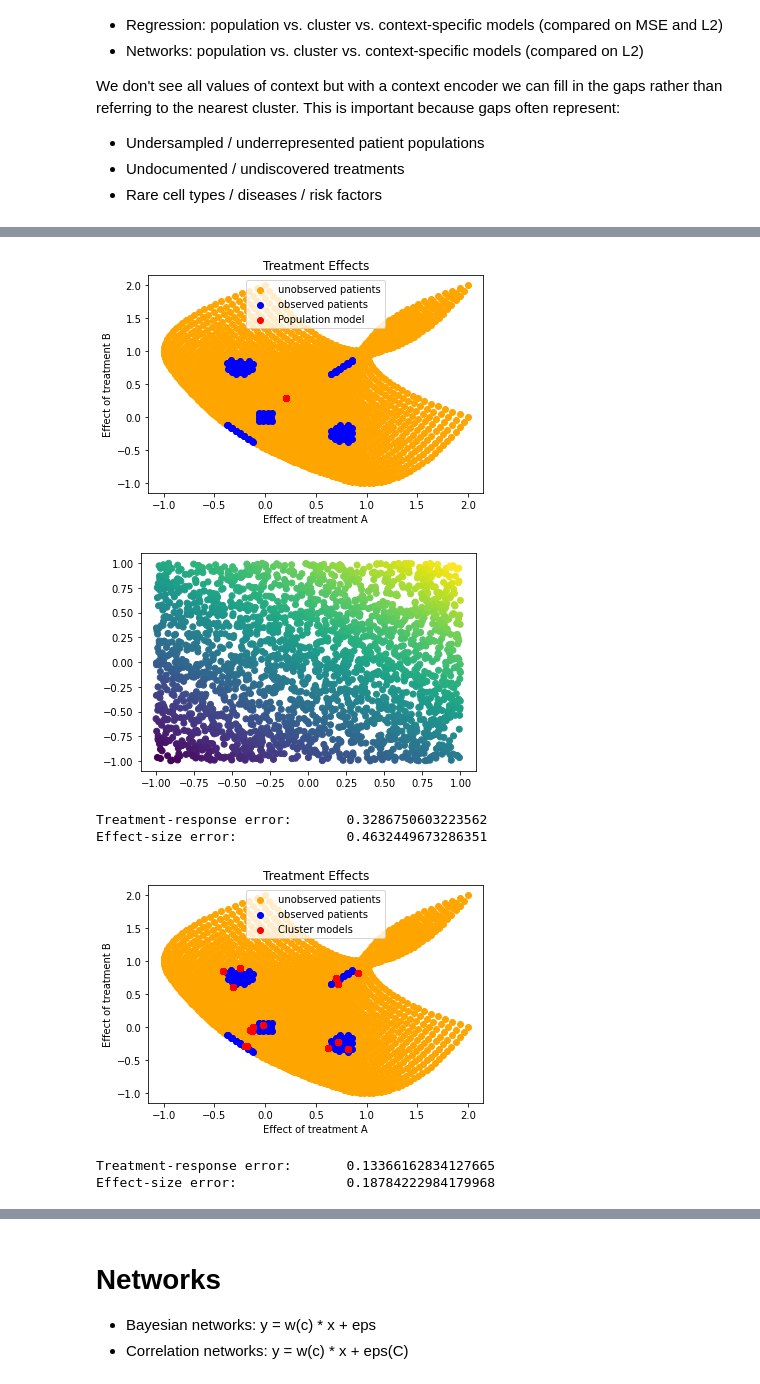
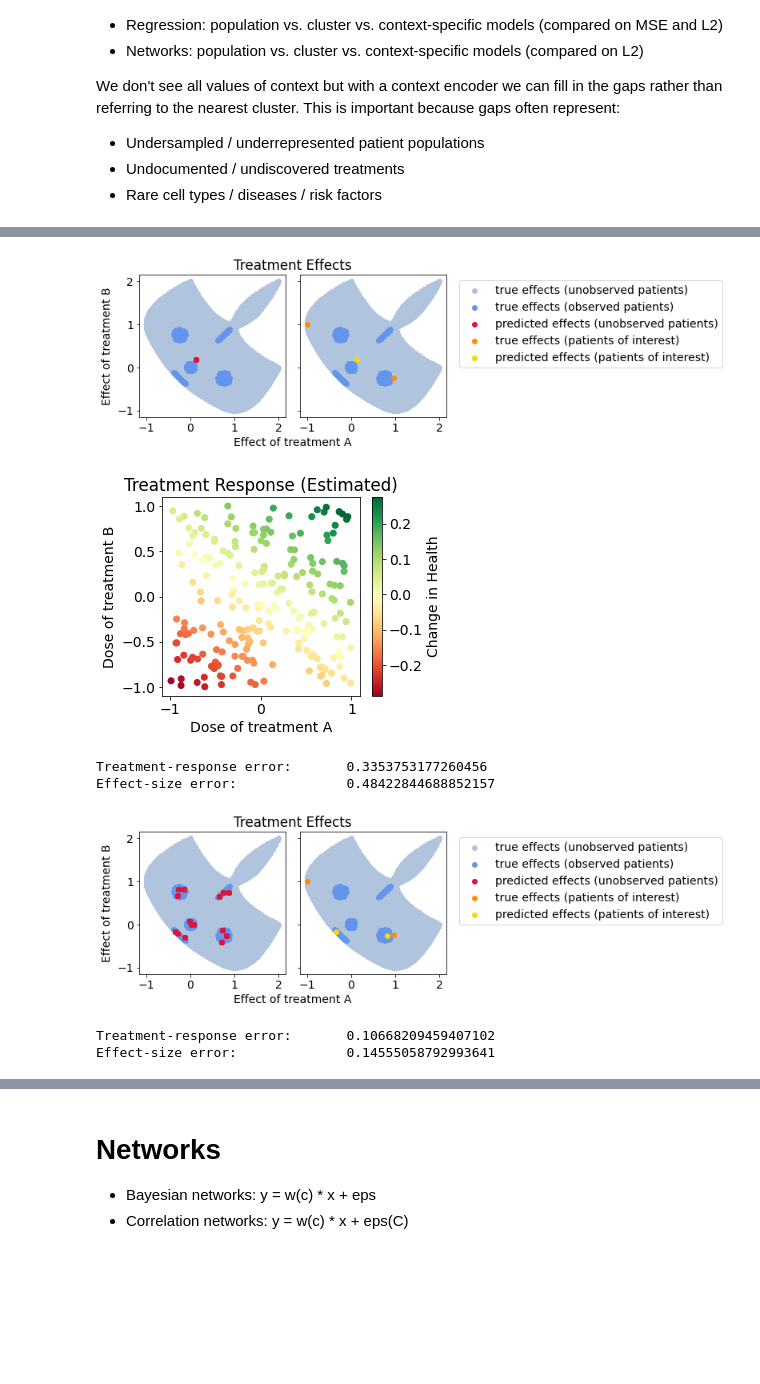
Before and after one commit to cnellington/Contextualized, a Jupyter notebook: experiments/simulation/cluster_demo.ipynb, the cells around one changed output, grey strips where cells are left out. Saved outputs shown, nothing was run; the diff lists cells and outputs as text; code cells hidden in the pictures; blank space fills up the shorter version.

Commit message:
polishing cluster demo

```diff
--- a/experiments/simulation/cluster_demo.ipynb
+++ b/experiments/simulation/cluster_demo.ipynb
@@ -106,3 +187,25 @@ plt.show()
+# %%
+# Pre-define our result plots
+def plot_all(w_hat, patient_w_hat, model_name):
+    fig, axs = plt.subplots(1, 2, sharex=True, sharey=True, figsize=(12, 4))
+    axs[0].scatter(W_test[:,0], W_test[:,1], c='lightsteelblue')
+    axs[0].scatter(W_train[:,0], W_train[:,1], c='cornflowerblue')
+    axs[0].scatter(w_hat[:,0], w_hat[:,1], c='crimson', label='predicted effects (all unobserved)')
+
+    axs[1].scatter(W_test[:,0], W_test[:,1], c='lightsteelblue', label='true effects (unobserved patients)')
+    axs[1].scatter(W_train[:,0], W_train[:,1], c='cornflowerblue', label='true effects (observed patients)')
+    axs[1].scatter([], [], c='crimson', label='predicted effects (unobserved patients)')  # dummy plot for legend
+    axs[1].scatter(W_patients[:,0], W_patients[:,1], c='darkorange', label='true effects (patients of interest)')
+    axs[1].scatter(patient_w_hat[:,0], patient_w_hat[:,1], c='gold', label='predicted effects (patients of interest)')
+    plt.legend(bbox_to_anchor=(1.05, 1.0), loc='upper left')
+    fig.add_subplot(111, frameon=False)  # subplot axis hack
+    plt.tick_params(labelcolor='none', which='both', top=False, bottom=False, left=False, right=False)
+    plt.xlabel('Effect of treatment A')
+    plt.ylabel('Effect of treatment B')
+    plt.title('Treatment Effects')
+    plt.tight_layout()
+    plt.savefig(f'figures/{model_name}_effects.png', dpi=300)
+    plt.show()
 # %%
 # Models
 mse = lambda true, pred: ((true - pred)**2).mean()
@@ -161,55 +265,48 @@ class ClusterRegression:
 # %%
 # Population regression
 naive_model = NaiveRegression().fit(X_train, Y_train)
+
 w_hat = naive_model.predict_w(X_test)
+patient_w_hat = naive_model.predict_w(X_patients)
 y_hat = naive_model.predict_y(X_test)
 
-plt.scatter(W_test[:,0], W_test[:,1], c='orange', label='unobserved patients')
-plt.scatter(W_train[:,0], W_train[:,1], c='blue', label='observed patients')
-plt.scatter(w_hat[:,0], w_hat[:,1], c='red', label='Population model')
-plt.xlabel('Effect of treatment A')
-plt.ylabel('Effect of treatment B')
-plt.title('Treatment Effects')
-plt.legend()
-plt.show()
+plot_all(w_hat, patient_w_hat, 'population')
 
-plt.scatter(X_test[:,0], X_test[:,1], c=y_hat)
+plt.figure(figsize=(5.05,4))
+plt.scatter(X_train[:,0], X_train[:,1], c=naive_model.predict_y(X_train), cmap='RdYlGn')
+plt.xlabel('Dose of treatment A')
+plt.ylabel('Dose of treatment B')
+plt.colorbar(label='Change in Health')
+plt.title('Treatment Response (Estimated)')
+plt.tight_layout()
+plt.savefig('figures/population_responses.png', dpi=300)
 plt.show()
 
 y_mse = mse(Y_test, y_hat)
 w_mse = mse(W_test, w_hat)
 print(f"Treatment-response error: \t{y_mse}")
 print(f"Effect-size error: \t\t{w_mse}")
 # %% [output]
-[figure, old version]
+[figure, new version]
-[figure, old version]
+[figure, new version]
-Treatment-response error:       0.3286750603223562
-Effect-size error:              0.4632449673286351
+Treatment-response error:       0.3353753177260456
+Effect-size error:              0.48422844688852157
 # %%
 # Cluster regression
 cluster_model = ClusterRegression(15).fit(C_train, X_train, Y_train)
 w_hat = cluster_model.predict_w(C_test, X_test)
 y_hat = cluster_model.predict_y(C_test, X_test)
+patient_w_hat = cluster_model.predict_w(C_patients, X_patients)
 
-plt.scatter(W_test[:,0], W_test[:,1], c='orange', label='unobserved patients')
-plt.scatter(W_train[:,0], W_train[:,1], c='blue', label='observed patients')
-plt.scatter(w_hat[:,0], w_hat[:,1], c='red', label='Cluster models')
-plt.xlabel('Effect of treatment A')
-plt.ylabel('Effect of treatment B')
-plt.title('Treatment Effects')
-plt.legend()
-plt.show()
-
-# plt.scatter(X_test[:,0], X_test[:,1], c=y_hat)
-# plt.show()
+plot_all(w_hat, patient_w_hat, 'cluster_neat')
 
 y_mse = mse(Y_test, y_hat)
 w_mse = mse(W_test, w_hat)
 print(f"Treatment-response error: \t{y_mse}")
 print(f"Effect-size error: \t\t{w_mse}")
 # %% [output]
-[figure, old version]
+[figure, new version]
-Treatment-response error:       0.13366162834127665
-Effect-size error:              0.18784222984179968
+Treatment-response error:       0.10668209459407102
+Effect-size error:              0.14555058792993641
 # %%
 # Regression from noise-context clustering
```
Also changed, not shown: parts of 14 cells of this notebook.
